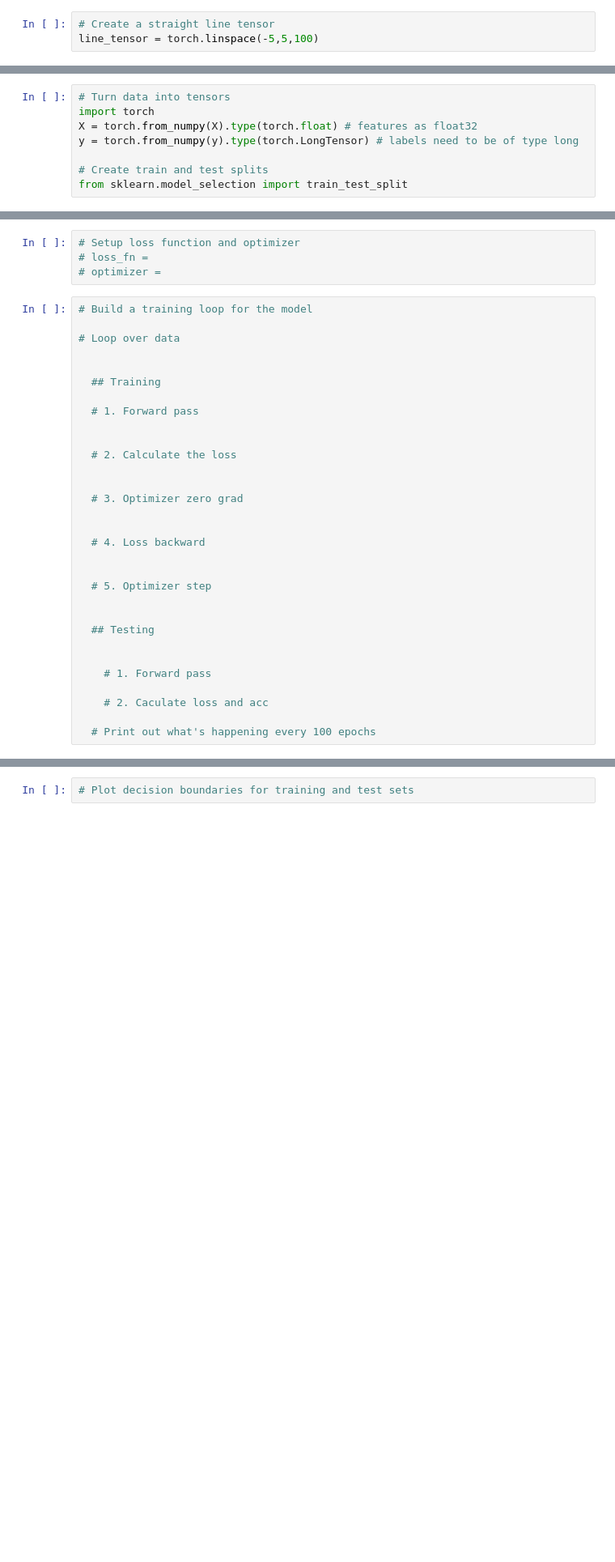
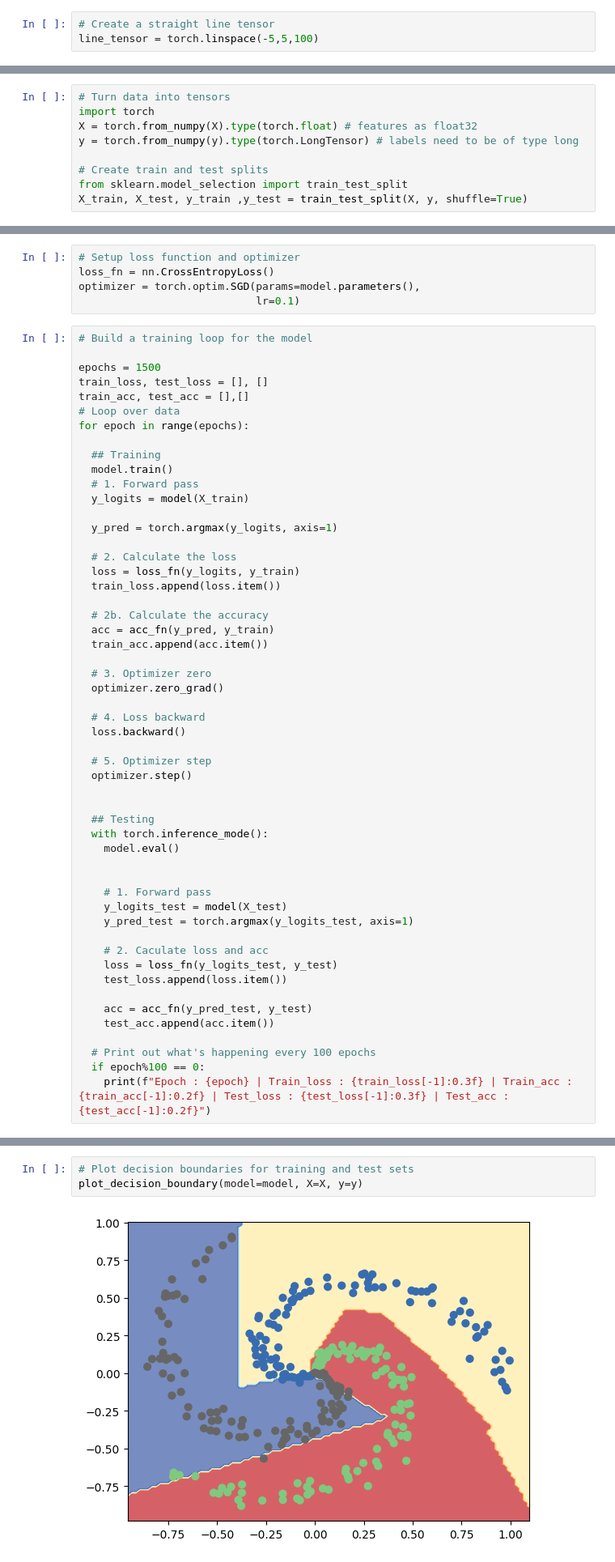
Before and after one commit to Hemanth-TN/pytorch-deep-learning, a Jupyter notebook: extras/exercises/02_pytorch_classification_exercises.ipynb, the cells around one changed output, grey strips where cells are left out. Shown at 81% size. Cells and saved outputs as stored; diff of their text form; blank space fills up the shorter version.

```diff
--- a/extras/exercises/02_pytorch_classification_exercises.ipynb
+++ b/extras/exercises/02_pytorch_classification_exercises.ipynb
@@ -341,6 +343,7 @@ y = torch.from_numpy(y).type(torch.LongTensor) # labels need to be of type long
 
 # Create train and test splits
 from sklearn.model_selection import train_test_split
+X_train, X_test, y_train ,y_test = train_test_split(X, y, shuffle=True)
 # %%
 # Let's calculuate the accuracy for when we fit our model
 # !pip -q install torchmetrics # colab doesn't come with torchmetrics
@@ -378,35 +431,58 @@ Pred labels:
 # %%
 # Setup loss function and optimizer
-# loss_fn =
-# optimizer =
+loss_fn = nn.CrossEntropyLoss()
+optimizer = torch.optim.SGD(params=model.parameters(),
+                            lr=0.1)
 # %%
 # Build a training loop for the model
 
+epochs = 1500
+train_loss, test_loss = [], []
+train_acc, test_acc = [],[]
 # Loop over data
-
+for epoch in range(epochs):
 
   ## Training
+  model.train()
+  # 1. Forward pass
+  y_logits = model(X_train)
 
-  # 1. Forward pass
-
+  y_pred = torch.argmax(y_logits, axis=1)
 
   # 2. Calculate the loss
+  loss = loss_fn(y_logits, y_train)
+  train_loss.append(loss.item())
 
+  # 2b. Calculate the accuracy
+  acc = acc_fn(y_pred, y_train)
+  train_acc.append(acc.item())
 
-  # 3. Optimizer zero grad
-
+  # 3. Optimizer zero
+  optimizer.zero_grad()
 
   # 4. Loss backward
-
+  loss.backward()
 
   # 5. Optimizer step
+  optimizer.step()
 
 
   ## Testing
+  with torch.inference_mode():
+    model.eval()
 
 
     # 1. Forward pass
+    y_logits_test = model(X_test)
+    y_pred_test = torch.argmax(y_logits_test, axis=1)
 
     # 2. Caculate loss and acc
+    loss = loss_fn(y_logits_test, y_test)
+    test_loss.append(loss.item())
+
+    acc = acc_fn(y_pred_test, y_test)
+    test_acc.append(acc.item())
 
   # Print out what's happening every 100 epochs
+  if epoch%100 == 0:
+    print(f"Epoch : {epoch} | Train_loss : {train_loss[-1]:0.3f} | Train_acc : {train_acc[-1]:0.2f} | Test_loss : {test_loss[-1]:0.3f} | Test_acc : {test_acc[-1]:0.2f}")
@@ -413,2 +529,5 @@ Pred labels:
 # %%
 # Plot decision boundaries for training and test sets
+plot_decision_boundary(model=model, X=X, y=y)
+# %% [output]
+[figure, added]
```
Also changed, not shown: parts of 16 cells of this notebook.
